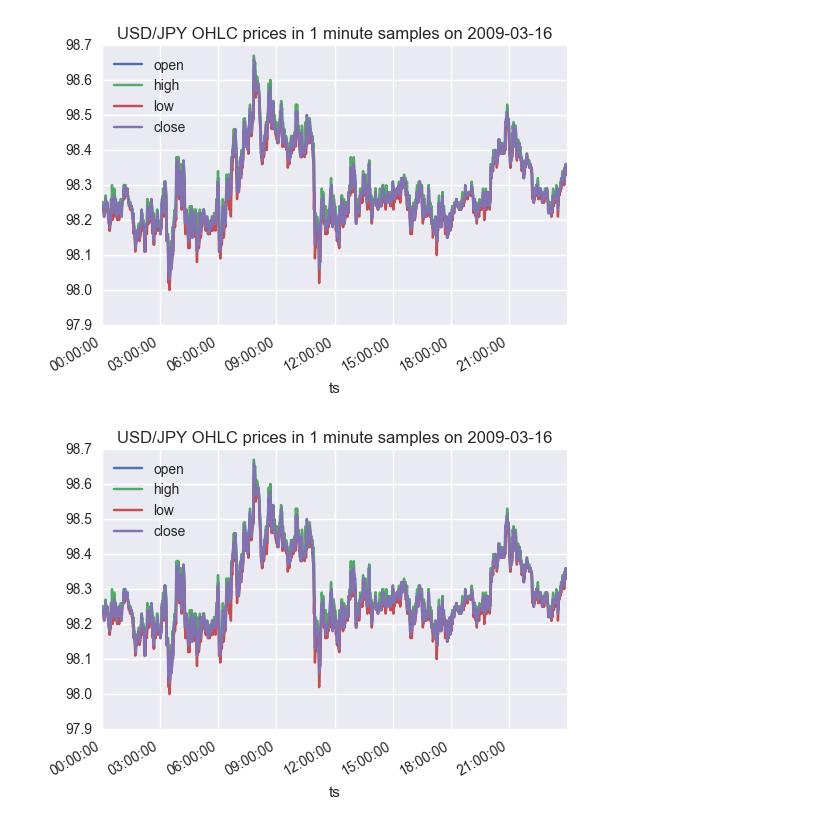
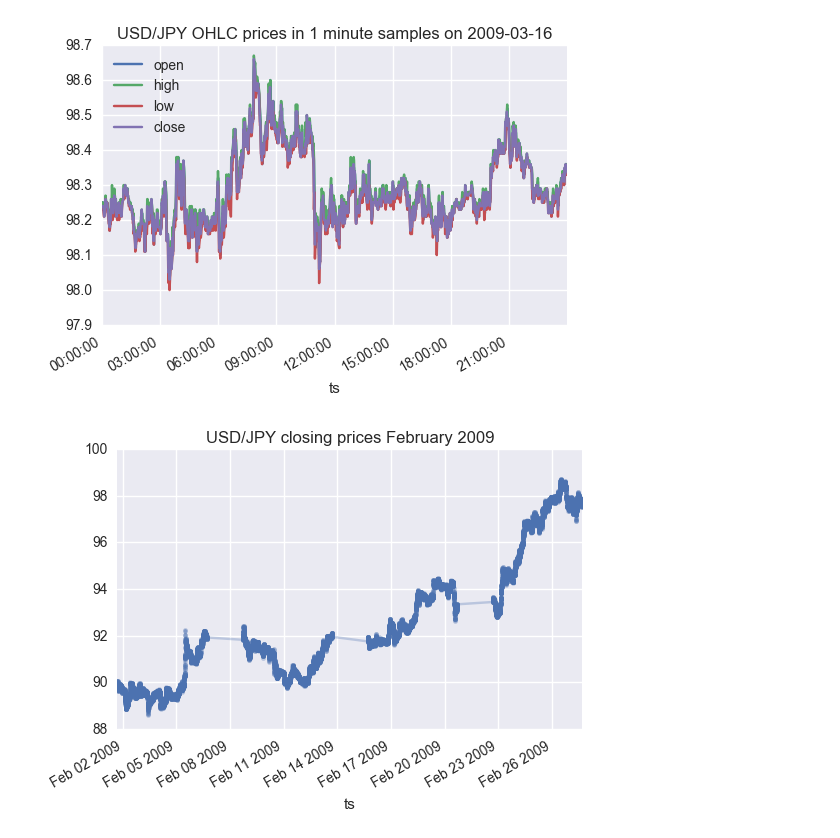
Before and after one commit to andrewwilson/mlnd_capstone, a Jupyter notebook: PrepareExtractsForReport.ipynb, the cells around one changed output. Saved outputs shown, nothing was run; the diff lists cells and outputs as text; code cells hidden in the pictures.

```diff
--- a/PrepareExtractsForReport.ipynb
+++ b/PrepareExtractsForReport.ipynb
@@ -62,9 +62,9 @@ plt.savefig('reportresources/usdjpy-20090316.png')
 # %% [output]
 [figure]
 # %%
-df['2009-03-16'].plot()
-plt.title("USD/JPY OHLC prices in 1 minute samples on 2009-03-16")
+df['2009-02']['close'].plot(style='.-', alpha=0.3)
+plt.title("USD/JPY closing prices February 2009")
 
-plt.savefig('reportresources/usdjpy2009-closingprice-20090316.png')
+plt.savefig('reportresources/usdjpy-feb2009-closing.png')
 # %% [output]
-[figure, old version]
+[figure, new version]
```
Also changed, not shown: parts of 1 cell of this notebook, 1 other file.
